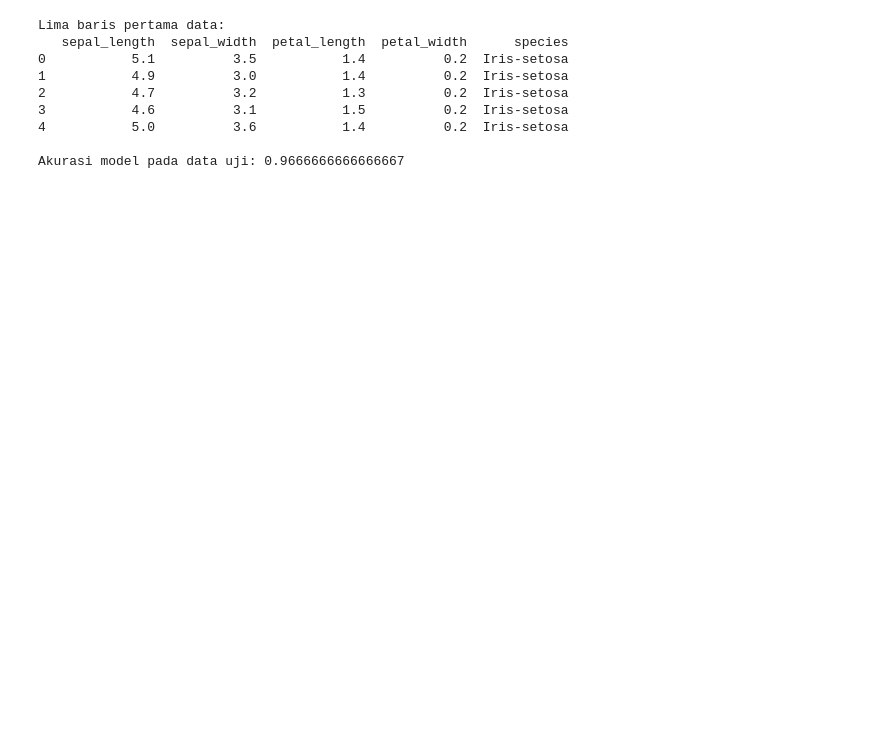
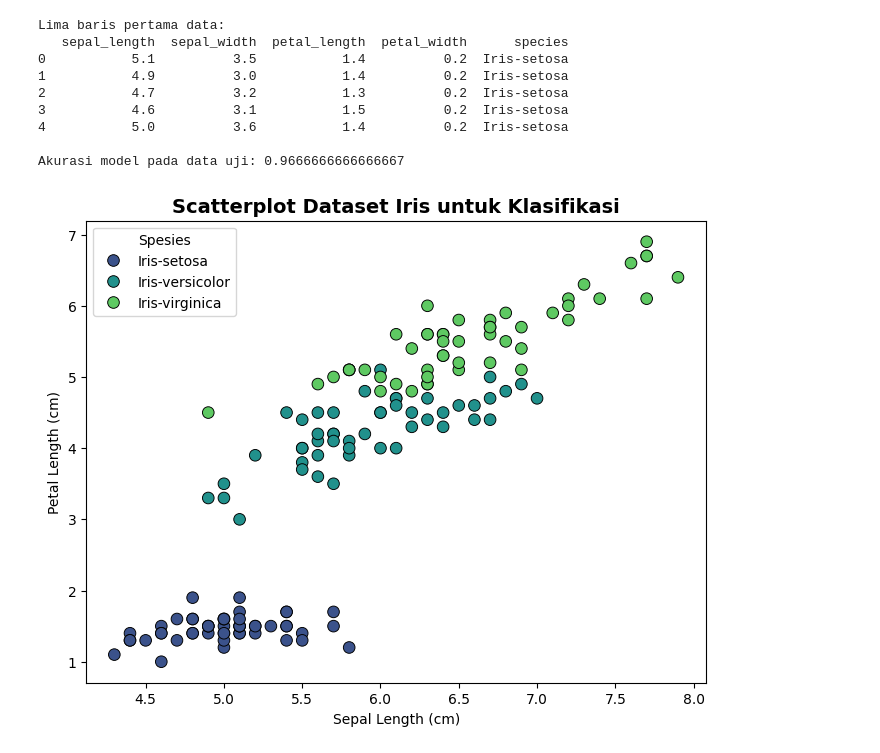
Before and after one commit to datacentertugaskuliah-coder/PraktikumDS, a Jupyter notebook: Klasifikasi_Sederhana_pada_Dataset_Iris.ipynb, the cells around one changed output. Drawn from its saved outputs; the diff is of its cells as text; code cells hidden in the pictures; blank space fills up the shorter version.

```diff
--- a/Klasifikasi_Sederhana_pada_Dataset_Iris.ipynb
+++ b/Klasifikasi_Sederhana_pada_Dataset_Iris.ipynb
@@ -15,6 +15,8 @@ import pandas as pd
 from sklearn.model_selection import train_test_split
 from sklearn.linear_model import LogisticRegression
 from sklearn.metrics import accuracy_score
+import matplotlib.pyplot as plt
+import seaborn as sns
 
 # 2. Memuat dataset Iris dari UCI
 url = "https://archive.ics.uci.edu/ml/machine-learning-databases/iris/iris.data"
@@ -25,30 +27,48 @@ iris = pd.read_csv(url, names=kolom)
 print("Lima baris pertama data:")
 print(iris.head())
 
 # 4. Memisahkan fitur (X) dan target (y)
 X = iris[["sepal_length", "sepal_width", "petal_length", "petal_width"]]
 y = iris["species"]
 
 # 5. Membagi data menjadi training dan test set (80:20)
 X_train, X_test, y_train, y_test = train_test_split(
     X, y, test_size=0.2, random_state=42, stratify=y
 )
 
 # 6. Melatih model klasifikasi sederhana: Logistic Regression
 model = LogisticRegression(max_iter=200)
 model.fit(X_train, y_train)
 
 # 7. Evaluasi model pada data uji
 y_pred = model.predict(X_test)
 acc = accuracy_score(y_test, y_pred)
 print("\nAkurasi model pada data uji:", acc)
+
+# 8. Visualisasi Scatterplot Dataset Iris
+plt.figure(figsize=(8,6))
+sns.scatterplot(
+    data=iris,
+    x="sepal_length",
+    y="petal_length",
+    hue="species",
+    palette="viridis",
+    s=70,
+    edgecolor="black"
+)
+plt.title("Scatterplot Dataset Iris untuk Klasifikasi", fontsize=14, weight="bold")
+plt.xlabel("Sepal Length (cm)")
+plt.ylabel("Petal Length (cm)")
+plt.legend(title="Spesies")
+plt.show()
 # %% [output]
 Lima baris pertama data:
    sepal_length  sepal_width  petal_length  petal_width      species
 0           5.1          3.5           1.4          0.2  Iris-setosa
 1           4.9          3.0           1.4          0.2  Iris-setosa
 2           4.7          3.2           1.3          0.2  Iris-setosa
 3           4.6          3.1           1.5          0.2  Iris-setosa
 4           5.0          3.6           1.4          0.2  Iris-setosa
 
 Akurasi model pada data uji: 0.9666666666666667
+[figure, added]
```
